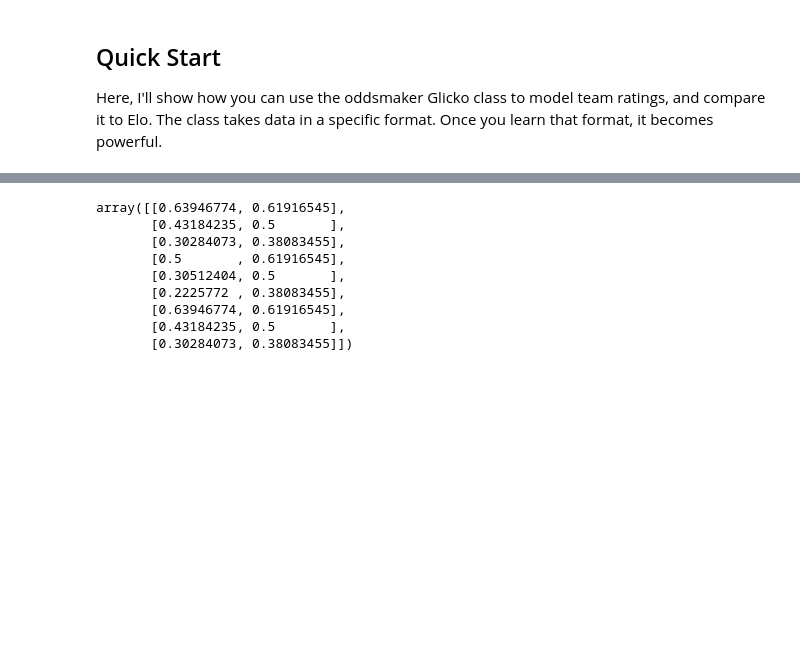
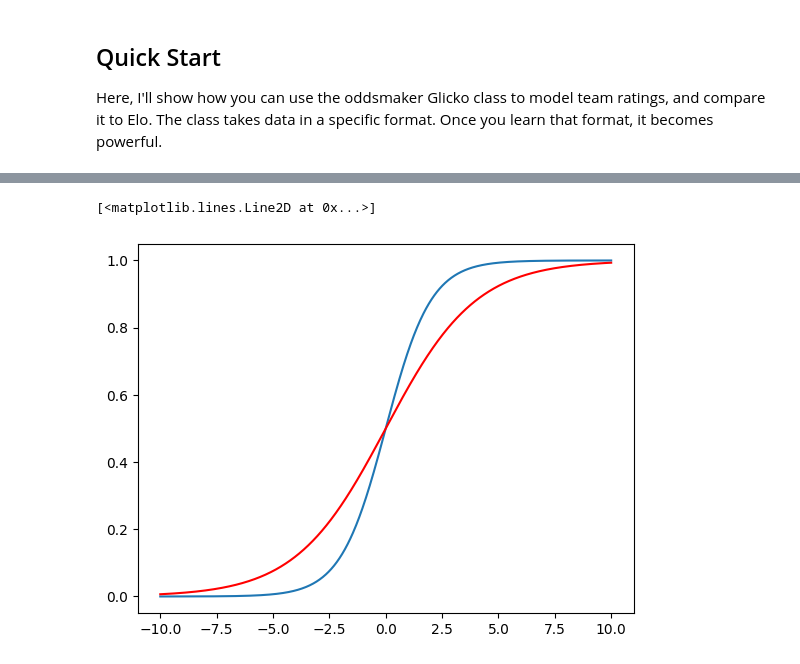
Before and after one commit to btatkinson/oddsmaker, a Jupyter notebook: notebooks/Glicko.ipynb, the cells around one changed output, grey strips where cells are left out. Cells and saved outputs as stored; diff of their text form; code cells hidden in the pictures; blank space fills up the shorter version.

```diff
--- a/notebooks/Glicko.ipynb
+++ b/notebooks/Glicko.ipynb
@@ -358,52 +319,0 @@ glicko.create_pregame_ratings()
-# %%
-
-test_protags = np.array([
-    [[1500, 200], [1600, 200]],
-    [[1500, 200], [1500, 200]],
-    [[1500, 200], [1400, 200]],
-    [[1400, 200], [1600, 200]],
-    [[1400, 200], [1500, 200]],
-    [[1400, 200], [1400, 200]],
-    [[1500, 150], [1600, 200]],
-    [[1500, 150], [1500, 200]],
-    [[1500, 150], [1400, 200]],
-])
-
-test_antags = np.array([
-    [[1400, 30], [1500, 200]],
-    [[1550, 100], [1500, 200]],
-    [[1700, 300], [1500, 200]],
-    [[1400, 30], [1500, 200]],
-    [[1550, 100], [1500, 200]],
-    [[1700, 300], [1500, 200]],
-    [[1400, 30], [1500, 200]],
-    [[1550, 100], [1500, 200]],
-    [[1700, 300], [1500, 200]],
-])
-
-test_protags.shape
-
-protag_mus = test_protags[:,:,0]
-protag_rds = test_protags[:,:,1]
-antag_mus = test_antags[:,:,0]
-antag_rds = test_antags[:,:,1]
-
-
-q=np.log(10)/400
-g_opps = 1/np.sqrt((1+(3*q**2)*(antag_rds**2)/np.pi**2))
-exp_res = 1/(1+10**((-g_opps*(protag_mus-antag_mus))/400))
-exp_res
-
-# len(stats)
-# stats
-#d_sq = 1/(q**2
-# %% [output]
-array([[0.63946774, 0.61916545],
-       [0.43184235, 0.5       ],
-       [0.30284073, 0.38083455],
-       [0.5       , 0.61916545],
-       [0.30512404, 0.5       ],
-       [0.2225772 , 0.38083455],
-       [0.63946774, 0.61916545],
-       [0.43184235, 0.5       ],
-       [0.30284073, 0.38083455]])
@@ -409,0 +335,12 @@ array([[0.63946774, 0.61916545],
+# %%
+
+import matplotlib.pyplot as plt
+
+xs = np.linspace(-10, 10, 1000)
+ys = 1 / (1 +  np.exp(-xs))
+y2s = 1 / (1 +  np.exp(-xs*0.5))
+plt.plot(xs, ys)
+plt.plot(xs, y2s, c='r')
+# %% [output]
+[<matplotlib.lines.Line2D at 0x...>]
+[figure, added]
```
Also changed, not shown: parts of 23 cells of this notebook, 5 other files.
